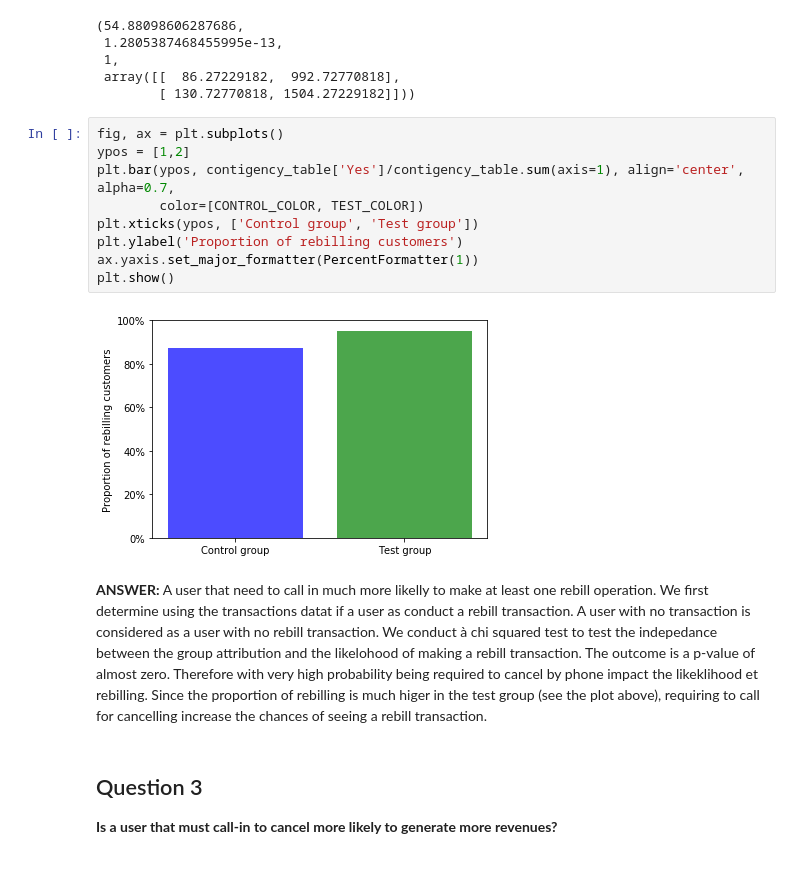
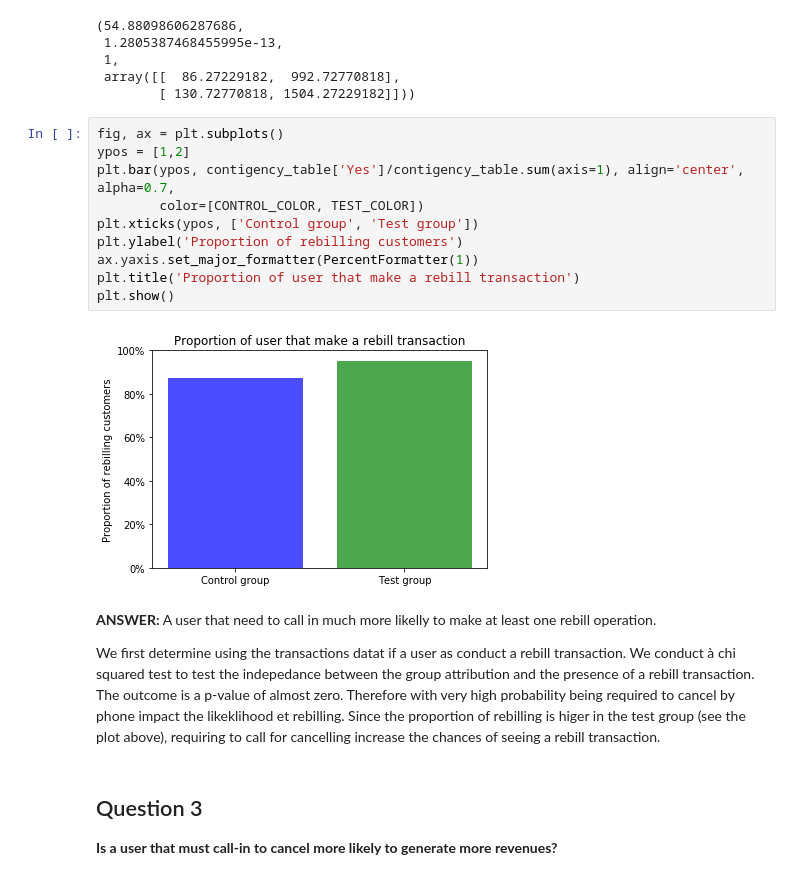
Before and after one commit to enadeau/bucket-test-analysis, a Jupyter notebook: analysis.ipynb, the cells around one changed output. Cells and saved outputs as stored; diff of their text form.

```diff
--- a/analysis.ipynb
+++ b/analysis.ipynb
@@ -69,17 +69,20 @@ stats.chi2_contingency(contigency_table)
 # %%
 fig, ax = plt.subplots()
 ypos = [1,2]
 plt.bar(ypos, contigency_table['Yes']/contigency_table.sum(axis=1), align='center', alpha=0.7,
         color=[CONTROL_COLOR, TEST_COLOR])
 plt.xticks(ypos, ['Control group', 'Test group'])
 plt.ylabel('Proportion of rebilling customers')
 ax.yaxis.set_major_formatter(PercentFormatter(1))
+plt.title('Proportion of user that make a rebill transaction')
 plt.show()
 # %% [output]
-[figure, old version]
+[figure, new version]
 # %% [markdown]
 __ANSWER:__
-A user that need to call in much more likelly to make at least one rebill operation. We first  determine using the transactions datat if a user as conduct a rebill transaction. A user with no transaction is considered as a user with no rebill transaction. We conduct à chi squared test to test the indepedance between the group attribution and the likelohood of making a  rebill transaction. The outcome is a p-value of almost zero. Therefore with very high probability being required to cancel by phone impact the likeklihood et rebilling. Since the proportion of rebilling is much higer in the test group (see the plot above), requiring to call for cancelling increase the chances of seeing a rebill transaction.
+A user that need to call in much more likelly to make at least one rebill operation.
+
+We first  determine using the transactions datat if a user as conduct a rebill transaction. We conduct à chi squared test to test the indepedance between the group attribution and the presence of a  rebill transaction. The outcome is a p-value of almost zero. Therefore with very high probability being required to cancel by phone impact the likeklihood et rebilling. Since the proportion of rebilling is higer in the test group (see the plot above), requiring to call for cancelling increase the chances of seeing a rebill transaction.
 # %% [markdown]
 ## Question 3
 __Is a user that must call-in to cancel more likely to generate more revenues?__
```
Also changed, not shown: parts of 4 cells of this notebook.
